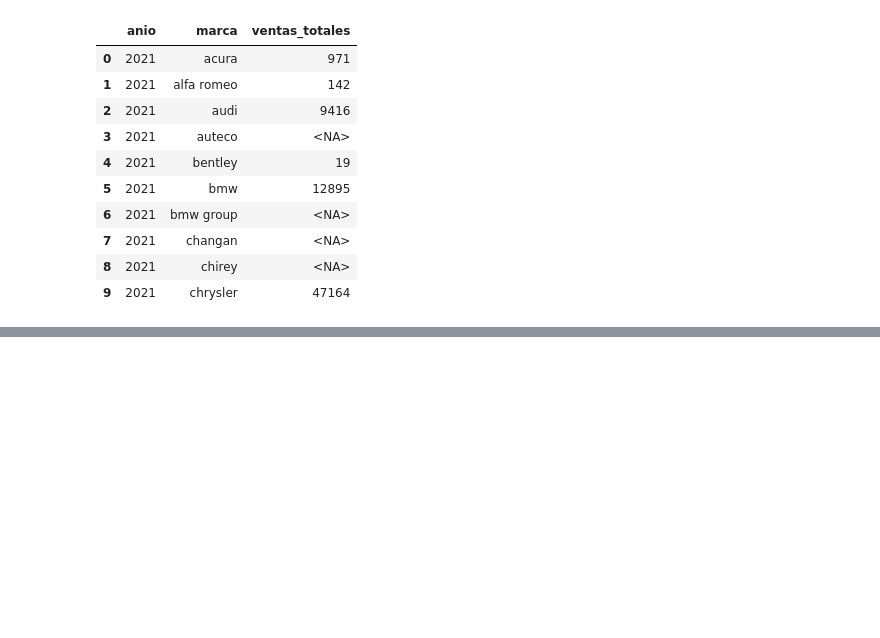
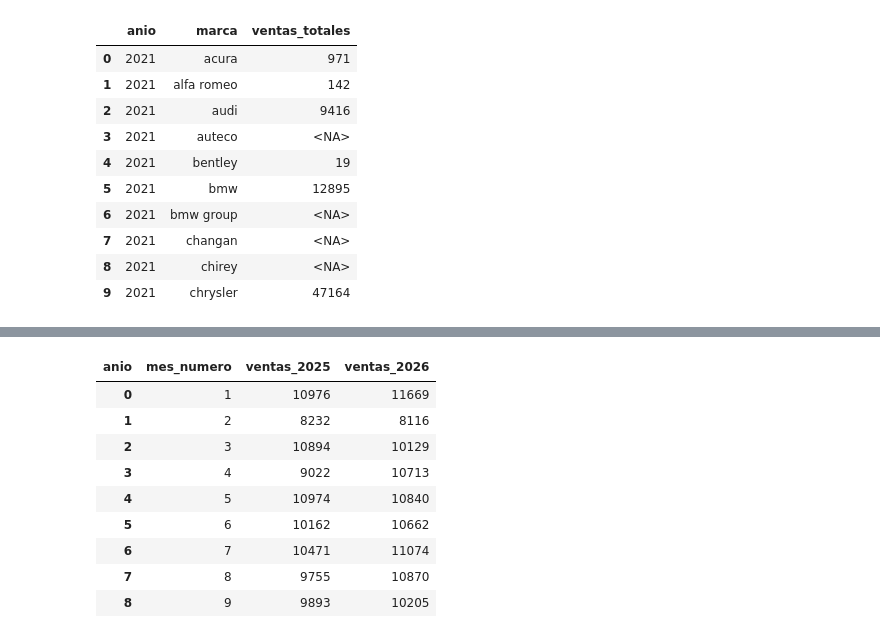
Before and after one commit to MarcoAnmain/Sprint_7_Project, a Jupyter notebook: notebooks/EDA.ipynb, the cells around one changed output, grey strips where cells are left out. Cells and saved outputs as stored; diff of their text form; code cells hidden in the pictures; blank space fills up the shorter version.

```diff
--- a/notebooks/EDA.ipynb
+++ b/notebooks/EDA.ipynb
@@ -212,0 +372,30 @@ import plotly.express as px
+# %%
+# Comparación de ventas mensuales de una marca específica en México: 2025 vs 2026 (hasta septiembre)
+comparacion_mensual = (
+    ventas_mensuales_marca.loc[
+        (ventas_mensuales_marca['marca'] == marca_elegida)
+        & ventas_mensuales_marca['anio'].isin([2025, 2026])
+        & (ventas_mensuales_marca['mes_numero'] <= 9)
+    ]
+    .pivot(
+        index='mes_numero',
+        columns='anio',
+        values='ventas_totales'
+    )
+    .rename(columns={2025: 'ventas_2025', 2026: 'ventas_2026'})
+    .dropna(subset=['ventas_2025', 'ventas_2026'])
+    .reset_index()
+)
+
+comparacion_mensual
+# %% [output]
+| anio | mes_numero | ventas_2025 | ventas_2026 |
+| 0 | 1 | 10976 | 11669 |
+| 1 | 2 | 8232 | 8116 |
+| 2 | 3 | 10894 | 10129 |
+| 3 | 4 | 9022 | 10713 |
+| 4 | 5 | 10974 | 10840 |
+| 5 | 6 | 10162 | 10662 |
+| 6 | 7 | 10471 | 11074 |
+| 7 | 8 | 9755 | 10870 |
+| 8 | 9 | 9893 | 10205 |
```
Also changed, not shown: parts of 9 cells of this notebook.
